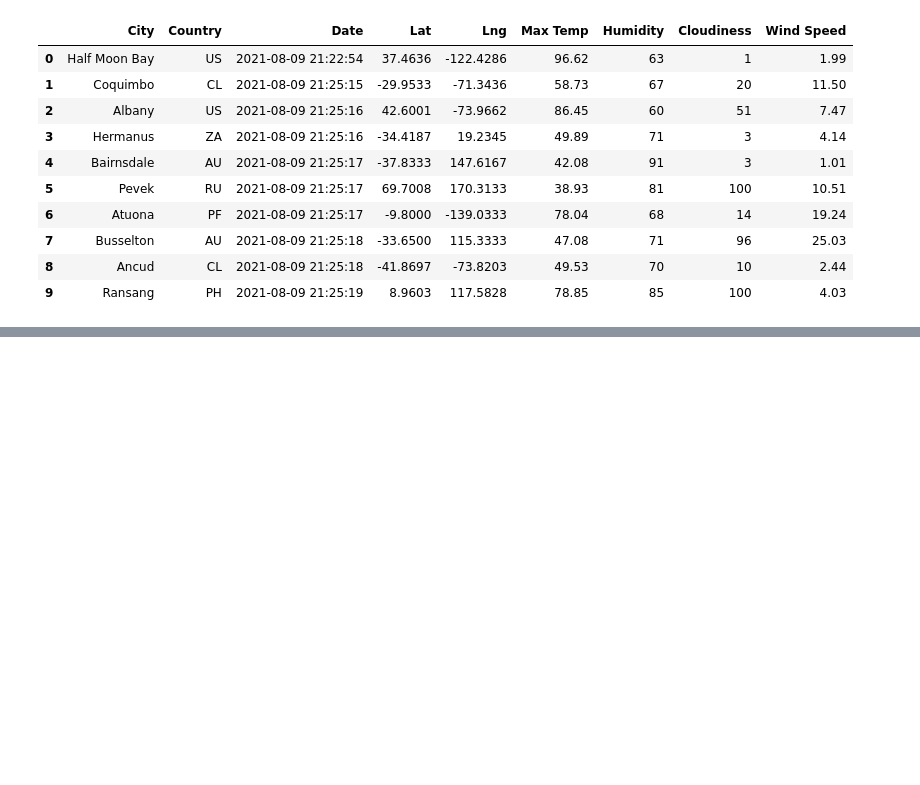
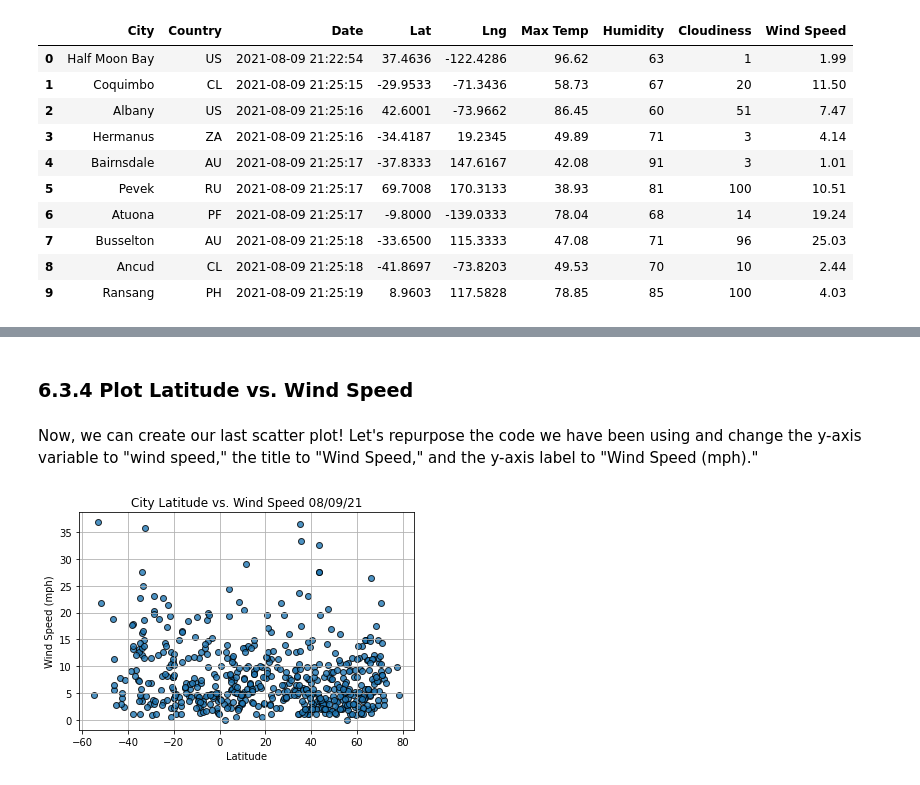
Before and after one commit to sprad1/World_Weather_Analysis, a Jupyter notebook: WeatherPy.ipynb, the cells around one changed output, grey strips where cells are left out. Cells and saved outputs as stored; diff of their text form; code cells hidden in the pictures; blank space fills up the shorter version.

```diff
--- a/WeatherPy.ipynb
+++ b/WeatherPy.ipynb
@@ -193,0 +267,22 @@ city_data_df.to_csv(output_data_file, index_label="City_ID")
+# %% [markdown]
+### 6.3.4 Plot Latitude vs. Wind Speed
+# %% [markdown]
+Now, we can create our last scatter plot! Let's repurpose the code we have been using and change the y-axis variable to "wind speed," the title to "Wind Speed," and the y-axis label to "Wind Speed (mph)."
+# %%
+# Build the scatter plots for latitude vs. wind speed.
+plt.scatter(lats,
+            wind_speed,
+            edgecolor="black", linewidths=1, marker="o",
+            alpha=0.8, label="Cities")
+
+# Incorporate the other graph properties.
+plt.title(f"City Latitude vs. Wind Speed "+ time.strftime("%x"))
+plt.ylabel("Wind Speed (mph)")
+plt.xlabel("Latitude")
+plt.grid(True)
+# Save the figure.
+plt.savefig("weather_data/Fig4.png")
+# Show plot.
+plt.show()
+# %% [output]
+[figure, added]
```
Also changed, not shown: parts of 7 cells of this notebook.
